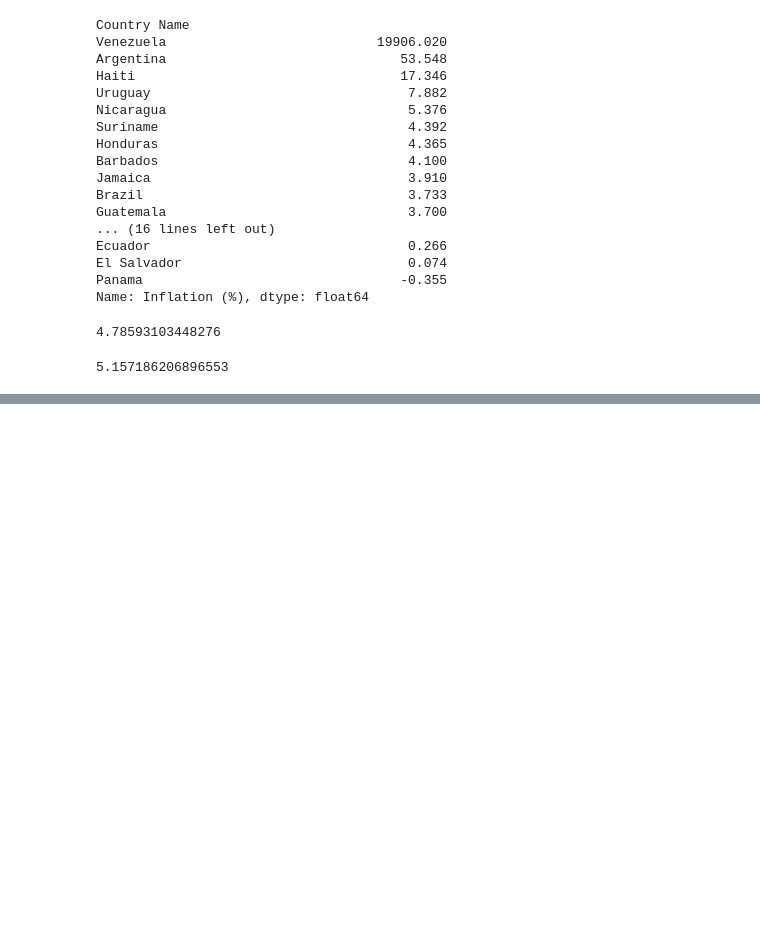
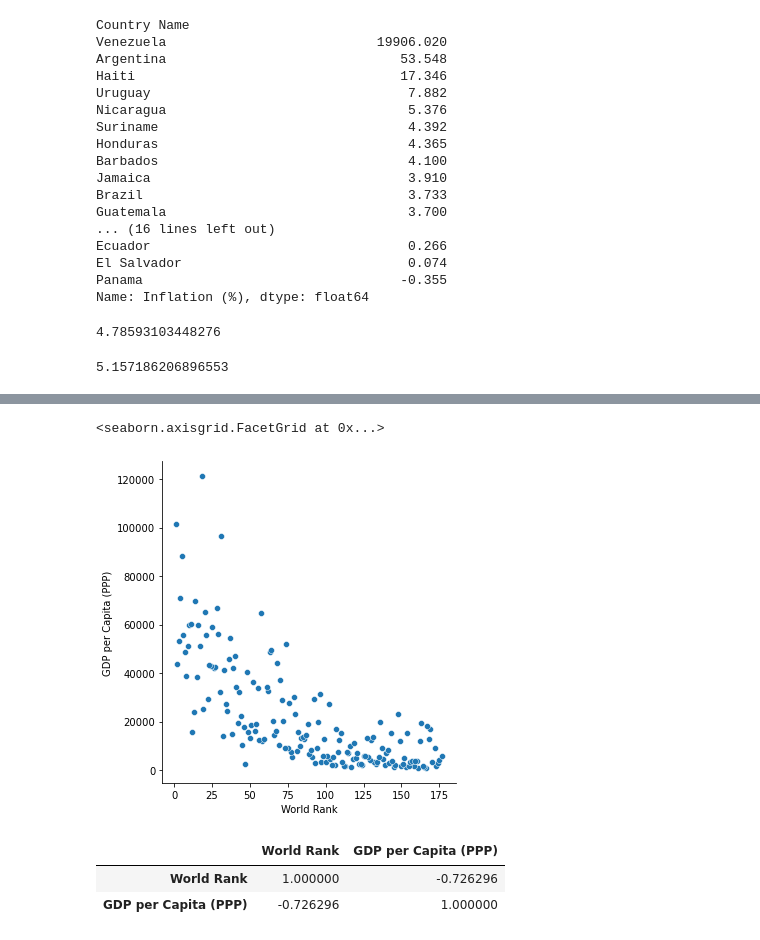
Before and after one commit to IgorComune/HeritageFoundation, a Jupyter notebook: Heritage Foundation Index.ipynb, the cells around one changed output, grey strips where cells are left out. Cells and saved outputs as stored; diff of their text form; code cells hidden in the pictures; blank space fills up the shorter version.

```diff
--- a/Heritage Foundation Index.ipynb
+++ b/Heritage Foundation Index.ipynb
@@ -312,0 +359,4 @@ df1_transposed
+# %%
+countries = heritage2[['World Rank','GDP per Capita (PPP)']]
+countries_sorted = countries.sort_values('World Rank')
+countries_sorted
@@ -312,0 +378,11 @@ df1_transposed
+# %%
+sns.relplot(data=countries_sorted, x='World Rank',y='GDP per Capita (PPP)')
+# %% [output]
+<seaborn.axisgrid.FacetGrid at 0x...>
+[figure, added]
+# %%
+countries_sorted.corr(method='pearson')
+# %% [output]
+|  | World Rank | GDP per Capita (PPP) |
+| World Rank | 1.000000 | -0.726296 |
+| GDP per Capita (PPP) | -0.726296 | 1.000000 |
```
Also changed, not shown: parts of 58 cells of this notebook.
